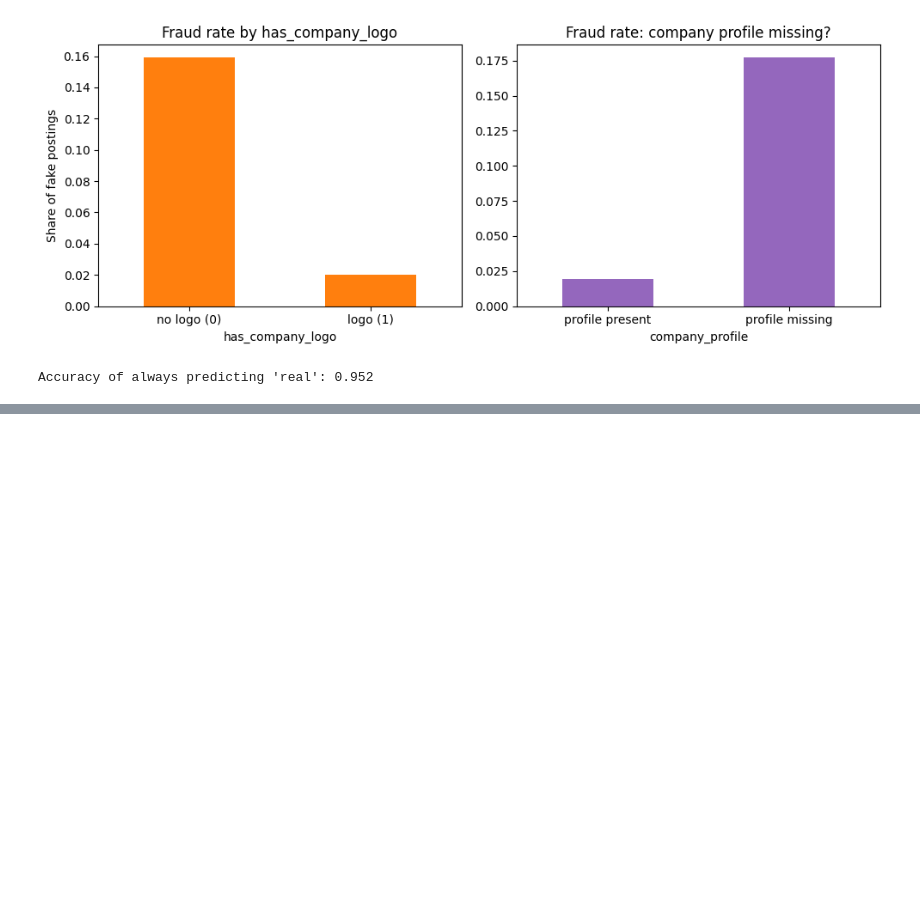
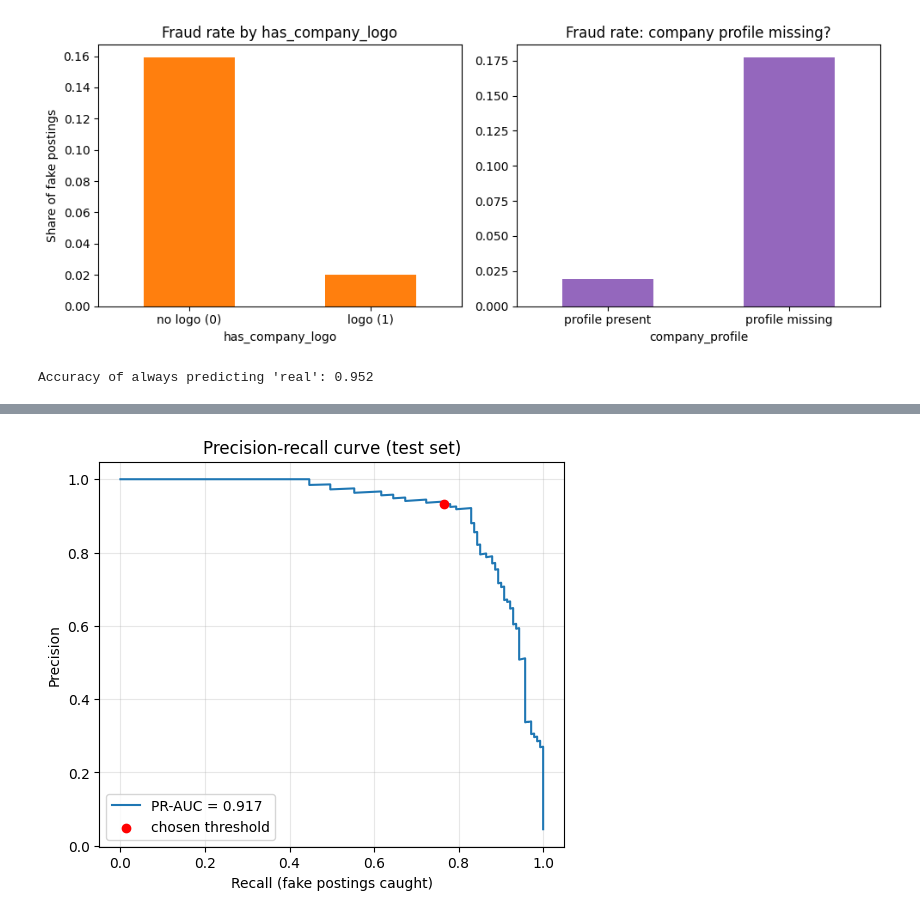
Before and after one commit to Noman87370/scam-job-posting-detector, a Jupyter notebook: scam-job-posting-detector.ipynb, the cells around one changed output, grey strips where cells are left out. Drawn from its saved outputs; the diff is of its cells as text; code cells hidden in the pictures; blank space fills up the shorter version.

Commit message:
Kaggle Notebook | Scam Job Posting Detector | Version 3

```diff
--- a/scam-job-posting-detector.ipynb
+++ b/scam-job-posting-detector.ipynb
@@ -81,0 +162,14 @@ Accuracy of always predicting 'real': 0.952
+# %%
+models = {
+    "LogReg (balanced)":    LogisticRegression(C=5, class_weight="balanced", max_iter=1000),
+    "LinearSVC (balanced)": LinearSVC(C=0.5, class_weight="balanced"),
+}
+rows = []
+for name, m in models.items():
+    m.fit(Xtr, ytr)
+    s = m.decision_function(Xte)
+    rows.append({"model": name,
+                 "PR_AUC": average_precision_score(yte, s),
+                 "ROC_AUC": roc_auc_score(yte, s),
+                 "F1_fraud (default threshold)": f1_score(yte, m.predict(Xte))})
+pd.DataFrame(rows).round(3)
@@ -81,0 +180,15 @@ Accuracy of always predicting 'real': 0.952
+# %%
+best = LogisticRegression(C=5, class_weight="balanced", max_iter=1000)   # swap to LinearSVC(C=0.5, class_weight="balanced") if it won on PR-AUC
+
+cv = StratifiedKFold(5, shuffle=True, random_state=SEED)
+s_cv = cross_val_predict(best, Xtr, ytr, cv=cv, method="decision_function")
+p, r, thr = precision_recall_curve(ytr, s_cv)
+
+ok = np.where(p[:-1] >= 0.90)[0]
+if len(ok):
+    t = thr[ok[np.argmax(r[ok])]]        # max recall with precision >= 90%
+    print("Threshold rule: max recall at precision >= 90%")
+else:
+    t = thr[np.argmax(2 * p[:-1] * r[:-1] / (p[:-1] + r[:-1] + 1e-9))]
+    print("Threshold rule: best F1 (no threshold reached 90% precision)")
+print("Chosen threshold:", round(float(t), 3))
@@ -81,0 +198,5 @@ Accuracy of always predicting 'real': 0.952
+# %%
+best.fit(Xtr, ytr)
+s_te = best.decision_function(Xte)
+pred = (s_te >= t).astype(int)
+print("done, predicted fake:", int(pred.sum()), "of", len(pred))
@@ -81,0 +216,12 @@ Accuracy of always predicting 'real': 0.952
+# %%
+pt, rt, _ = precision_recall_curve(yte, s_te)
+plt.figure(figsize=(6, 5))
+plt.plot(rt, pt, label=f"PR-AUC = {average_precision_score(yte, s_te):.3f}")
+plt.scatter([recall_score(yte, pred)], [precision_score(yte, pred)], c="red", zorder=3, label="chosen threshold")
+plt.xlabel("Recall (fake postings caught)"); plt.ylabel("Precision")
+plt.legend(); plt.grid(alpha=.3)
+plt.title("Precision-recall curve (test set)")
+plt.savefig("pr_curve.png", dpi=150)
+plt.show()
+# %% [output]
+[figure, added]
```
Also changed, not shown: parts of 19 cells of this notebook.
